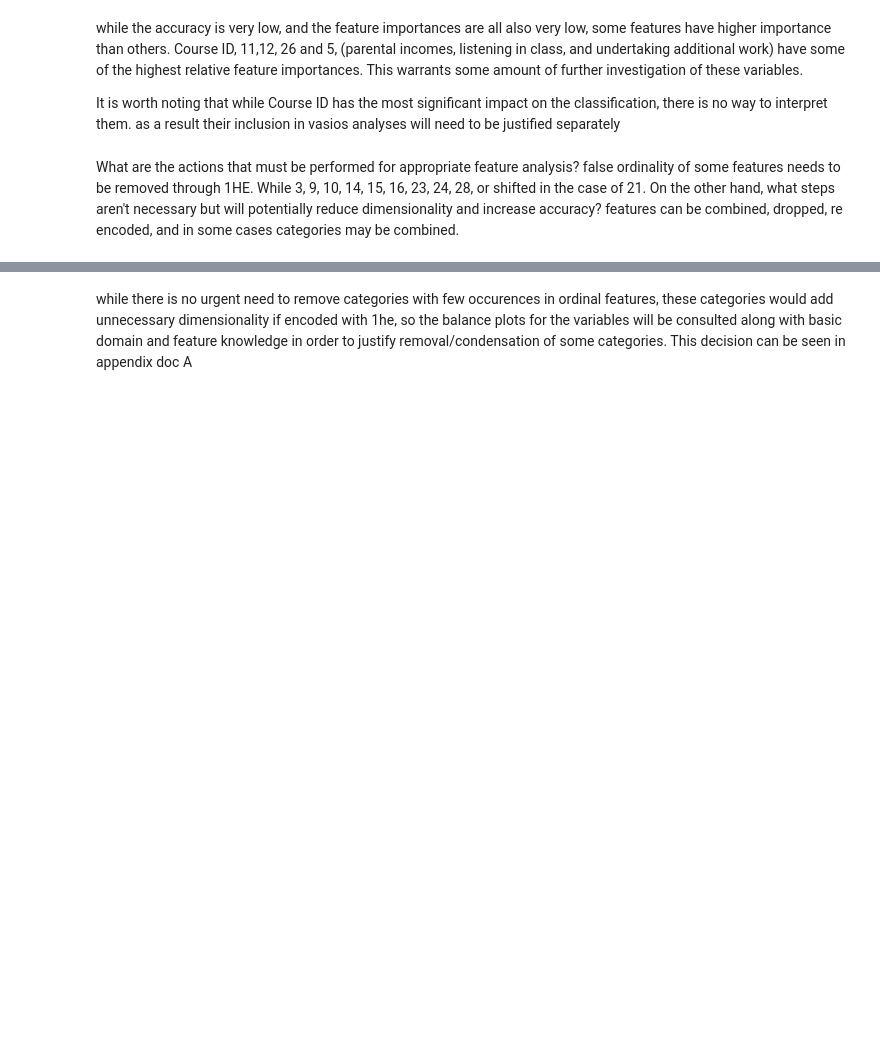
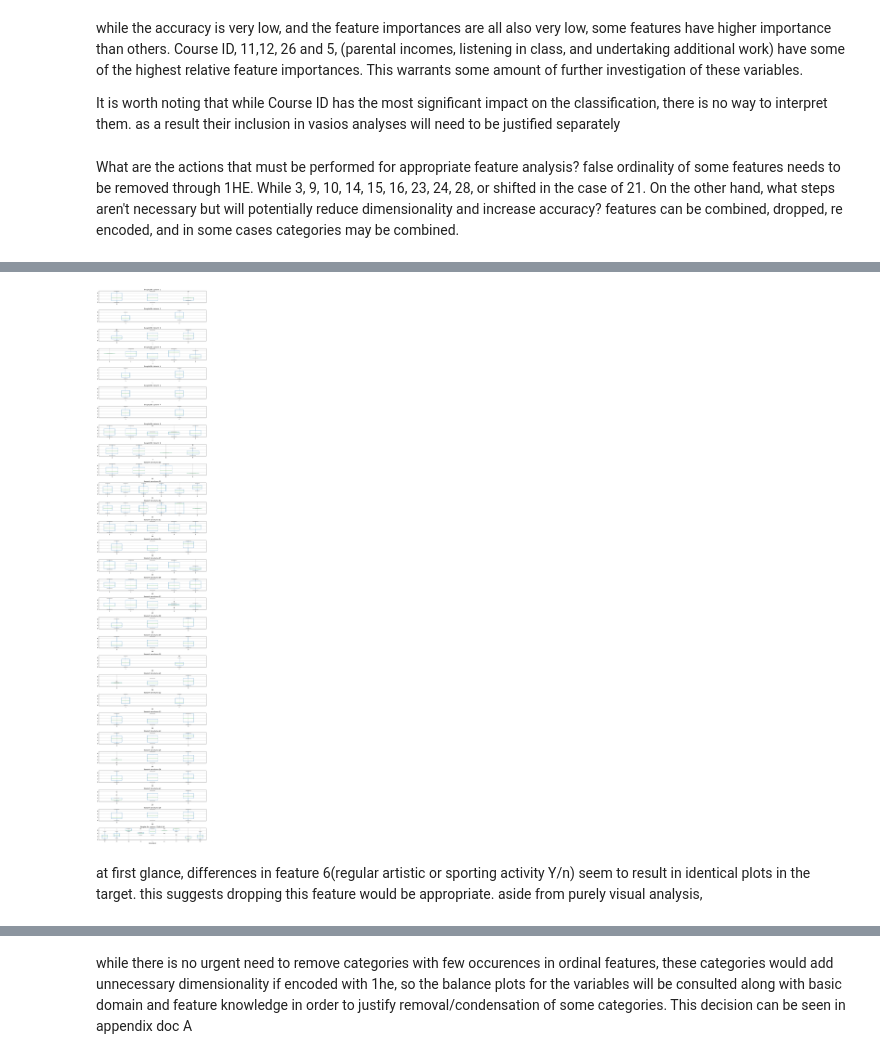
Before and after one commit to milooranm/TraditionalvsCausalAnalytics, a Jupyter notebook: Students.ipynb, the cells around one changed output, grey strips where cells are left out. Drawn from its saved outputs; the diff is of its cells as text; code cells hidden in the pictures; blank space fills up the shorter version.

```diff
--- a/Students.ipynb
+++ b/Students.ipynb
@@ -347,0 +407,14 @@ def get_var(column,)
+# %%
+fig, PlotCanvas=plt.subplots(ncols=1, nrows=len(histcols), figsize=(12,60))
+
+# creating box plots for each feature vs the GRADE as a continuous variable
+for i, (feature) in enumerate(histcols):
+    ax = df.boxplot(by=feature, column='GRADE', figsize=(4,6), vert=True, ax=PlotCanvas[i])
+    ax.set_title(f'Boxplot for column {feature}')
+    plt.subplots_adjust(hspace=0.5)
+plt.suptitle('')
+plt.tight_layout()
+# %% [output]
+[figure, added]
+# %% [markdown]
+at first glance, differences in feature 6(regular artistic or sporting activity Y/n) seem to result in identical plots in the target. this suggests dropping this feature would be appropriate. aside from purely visual analysis,
```
Also changed, not shown: parts of 13 cells of this notebook.
